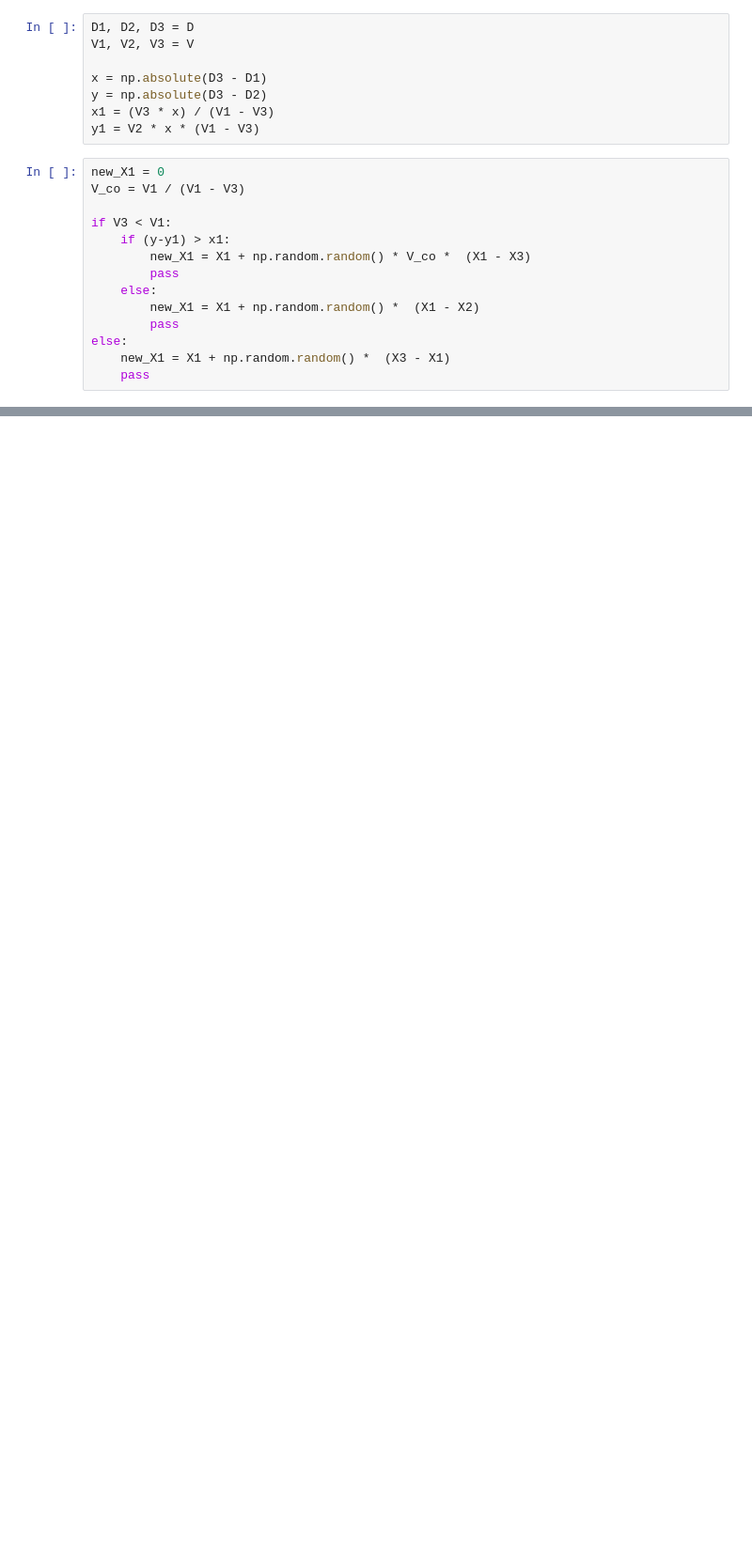
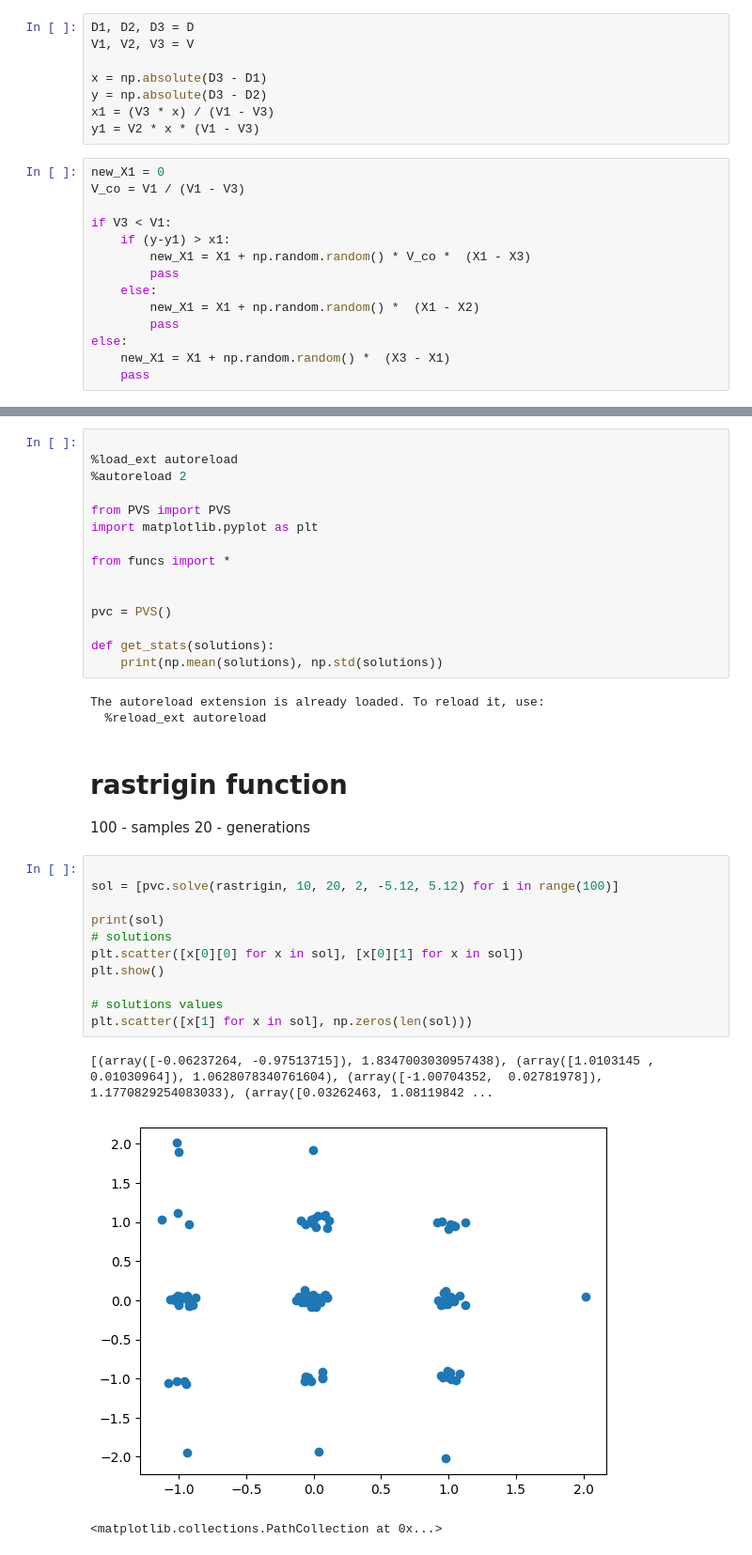
Before and after one commit to BartoszBugla/Algorytmy-heurystyczne, a Jupyter notebook: PVS.ipynb, the cells around one changed output, grey strips where cells are left out. Shown at 94% size. Cells and saved outputs as stored; diff of their text form; blank space fills up the shorter version.

```diff
--- a/PVS.ipynb
+++ b/PVS.ipynb
@@ -116,0 +117,37 @@ print(X)
+# %%
+
+%load_ext autoreload
+%autoreload 2
+
+from PVS import PVS
+import matplotlib.pyplot as plt
+
+from funcs import *
+
+
+pvc = PVS()
+
+def get_stats(solutions):
+    print(np.mean(solutions), np.std(solutions))
+# %% [output]
+The autoreload extension is already loaded. To reload it, use:
+  %reload_ext autoreload
+# %% [markdown]
+# rastrigin function
+100 - samples
+20 - generations
+# %%
+
+sol = [pvc.solve(rastrigin, 10, 20, 2, -5.12, 5.12) for i in range(100)]
+
+print(sol)
+# solutions
+plt.scatter([x[0][0] for x in sol], [x[0][1] for x in sol])
+plt.show()
+
+# solutions values
+plt.scatter([x[1] for x in sol], np.zeros(len(sol)))
+# %% [output]
+[(array([-0.06237264, -0.97513715]), 1.8347003030957438), (array([1.0103145 , 0.01030964]), 1.0628078340761604), (array([-1.00704352,  0.02781978]), 1.1770829254083033), (array([0.03262463, 1.08119842 ...
+[figure, added]
+<matplotlib.collections.PathCollection at 0x...>
```
Also changed, not shown: parts of 10 cells of this notebook, 2 other files.
